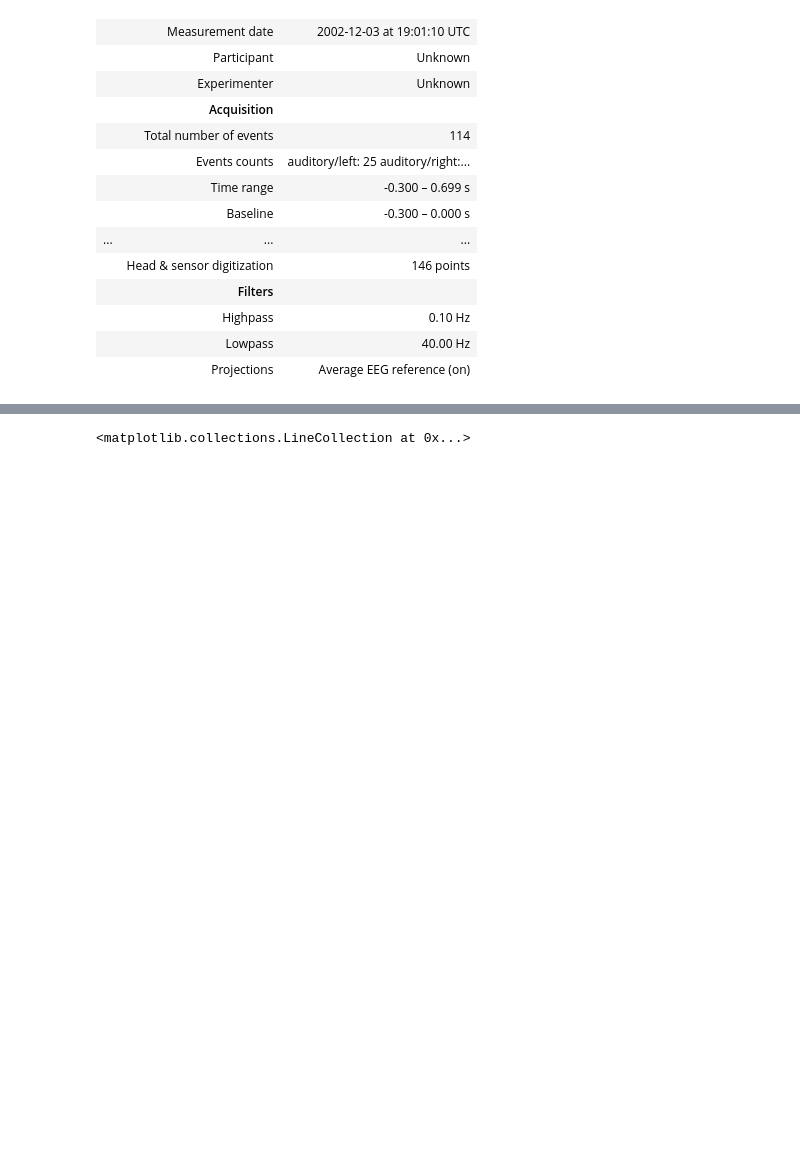
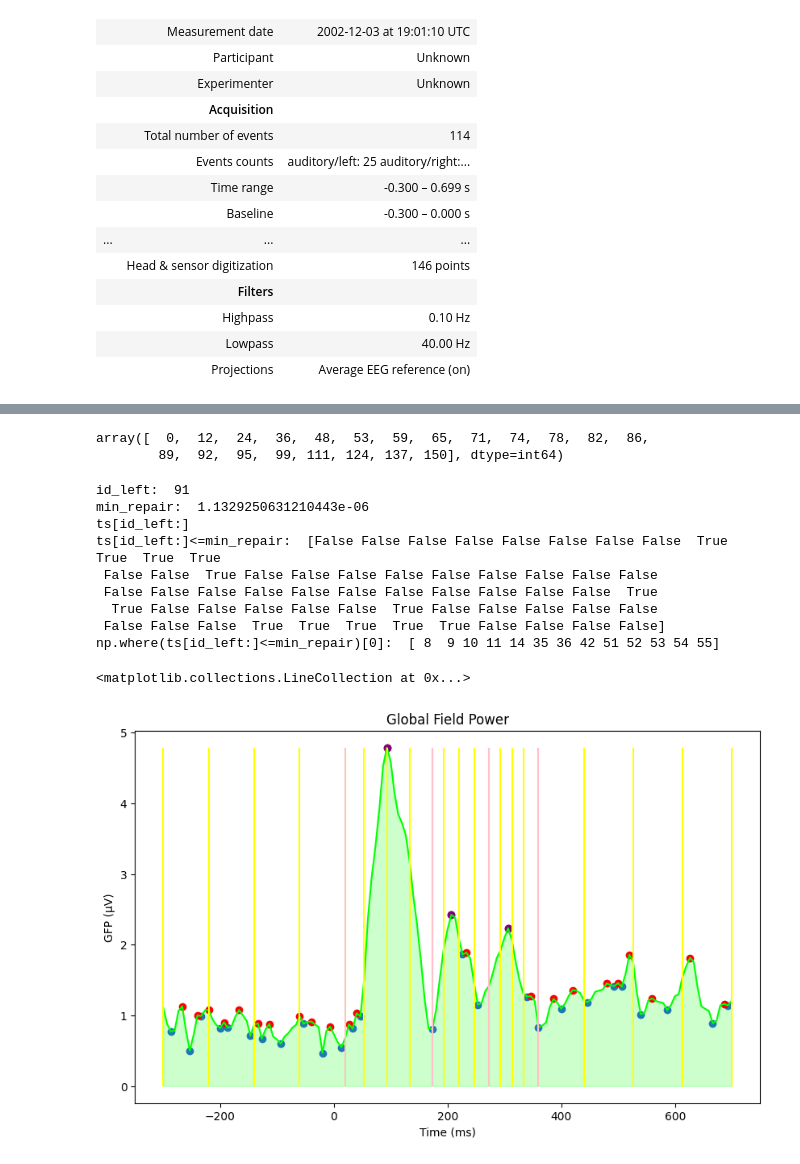
Before and after one commit to isacostamaia/data_exploration_EEG, a Jupyter notebook: evoked_vis.ipynb, the cells around one changed output, grey strips where cells are left out. Cells and saved outputs as stored; diff of their text form; code cells hidden in the pictures; blank space fills up the shorter version.

Commit message:
plot spatial patterns enhanced

```diff
--- a/evoked_vis.ipynb
+++ b/evoked_vis.ipynb
@@ -241,6 +225,11 @@ def segment(ts, npeaks=3):
         #iterate the pointer
         id_left = peak_id
 
+    #last cut point should be defined at the right of the last peak
+    min_repair = (ts[id_left:][np.isin(np.arange(id_left,len(ts)), min_idx)]).mean()
+    cut_point = np.where(ts[id_left:]<=min_repair)[0][0] + id_left
+    cut_point_list.append(cut_point)
+
     return max_idx, np.array(cut_point_list)
 # %%
 def img_idx_plot(cut_points, len_max, num_spatial_patterns = 4):
@@ -248,37 +237,55 @@ def img_idx_plot(cut_points, len_max, num_spatial_patterns = 4):
 
     img_idx = [0]
     left_id = 0
-    for cut_id in (list(cut_points) + [len_max-1]):
+    for cut_id in (list(cut_points)+[len_max-1]):
         img_idx_section = [int(np.floor((cut_id-left_id)*(i+1)/num_spatial_patterns)) + left_id for i in range(num_spatial_patterns)]
-        img_idx_section.append(cut_id)
+        # img_idx_section.append(cut_id) #plot above each peak as well
         img_idx = img_idx + img_idx_section
         left_id = cut_id
 
     img_idx = np.array(img_idx)
     return img_idx
+# %%
+img_idx = img_idx_plot(cut_points, len(gfp), num_spat_pat)
+
+img_idx
+# %% [output]
+array([  0,  12,  24,  36,  48,  53,  59,  65,  71,  74,  78,  82,  86,
+        89,  92,  95,  99, 111, 124, 137, 150], dtype=int64)
 # %%
 # Calculate Global Field Power
 gfp = l_aud.data.std(axis=0, ddof=0)
 
 min_idx = argrelextrema(gfp, np.less)
 max_idx = argrelextrema(gfp, np.greater)
 
 peak_idx, cut_points = segment(gfp, npeaks=3)
 
-img_idx = img_idx_plot(cut_points, len(gfp), 4)
+num_spat_pat = 4 #number of spatial patterns to plot (including cut point at right)
+img_idx = img_idx_plot(cut_points, len(gfp), num_spat_pat)
 
 # Visualize GFP
 fig, ax = plt.subplots(figsize=(10, 6))
 ax.plot(l_aud.times * 1000, gfp * 1e6, color="lime")
 ax.fill_between(l_aud.times * 1000, gfp * 1e6, color="lime", alpha=0.2)
 ax.set(xlabel="Time (ms)", ylabel="GFP (µV)", title="Global Field Power")
 ax.scatter(l_aud.times[min_idx[0]]*1000, gfp[min_idx[0]]* 1e6, label="minima")
 ax.scatter(l_aud.times[max_idx[0]]*1000, gfp[max_idx[0]]* 1e6, label="minima", color = "r")
 ax.scatter(l_aud.times[peak_idx]*1000, gfp[peak_idx]* 1e6, label="peaks", color = "purple")
 ax.vlines(l_aud.times[img_idx]*1000,0, gfp.max()*1e6, label="img_idx", color = "yellow")
 ax.vlines(l_aud.times[cut_points]*1000,0, gfp.max()*1e6, label="minima", color = "pink")
 
 # ax.scatter(l_aud.times[min_repair]*1000, gfp[min_repair]* 1e6, label="minima", color = "pink")
 # %% [output]
-<matplotlib.collections.LineCollection at 0x...>
+id_left:  91
+min_repair:  1.1329250631210443e-06
+ts[id_left:]
+ts[id_left:]<=min_repair:  [False False False False False False False False  True  True  True  True
+ False False  True False False False False False False False False False
+ False False False False False False False False False False False  True
+  True False False False False False  True False False False False False
+ False False False  True  True  True  True  True False False False False]
+np.where(ts[id_left:]<=min_repair)[0]:  [ 8  9 10 11 14 35 36 42 51 52 53 54 55]
+<matplotlib.collections.LineCollection at 0x...>
+[figure, added]
 # %%
```
Also changed, not shown: parts of 12 cells of this notebook.
